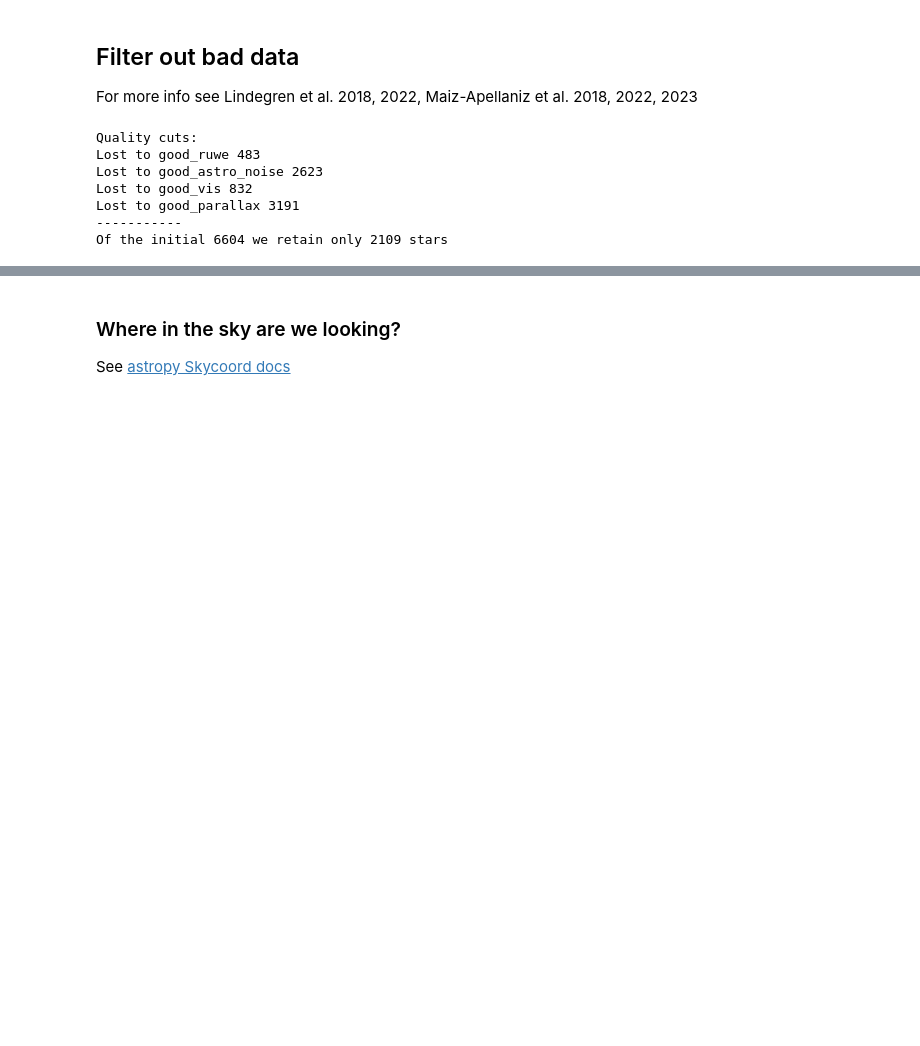
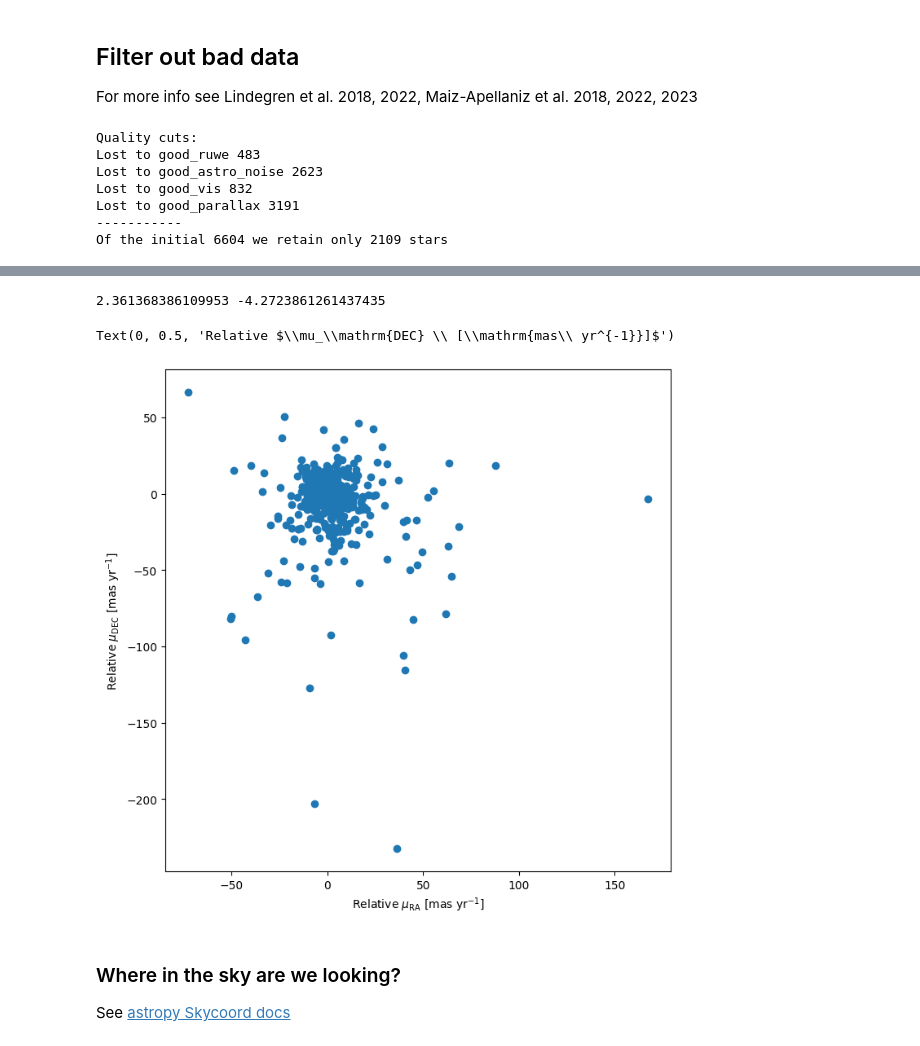
Before and after one commit to mathren/MfA_runaways, a Jupyter notebook: data/explore_Gaia_dr3_catalog.ipynb, the cells around one changed output, grey strips where cells are left out. Drawn from its saved outputs; the diff is of its cells as text; code cells hidden in the pictures; blank space fills up the shorter version.

```diff
--- a/data/explore_Gaia_dr3_catalog.ipynb
+++ b/data/explore_Gaia_dr3_catalog.ipynb
@@ -172,3 +219,25 @@ AttributeError: 'XAxis' object has no attribute 'set_tick_direction'
+# %%
+def get_mean(x, err_x):
+    """ simple 1/err^2 weighted mean """
+    return np.sum(x/err_x**2)/np.sum(1.0/err_x**2)
+# %%
+orion_pmra = get_mean(pmra, pmra_err)
+orion_pmdec = get_mean(pmdec, pmdec_err)
+print(orion_pmra, orion_pmdec)
+# define relative proper motions
+rel_pmra = pmra - orion_pmra
+rel_pmdec = pmdec - orion_pmdec
+
+fig = plt.figure(figsize=(8, 8))
+gs = gridspec.GridSpec(100, 100)
+ax = fig.add_subplot(gs[:, :])
+ax.scatter(rel_pmra, rel_pmdec)
+ax.set_xlabel(r"Relative $\mu_\mathrm{RA} \ [\mathrm{mas\ yr^{-1}}]$")
+ax.set_ylabel(r"Relative $\mu_\mathrm{DEC} \ [\mathrm{mas\ yr^{-1}}]$")
+# %% [output]
+2.361368386109953 -4.2723861261437435
+Text(0, 0.5, 'Relative $\\mu_\\mathrm{DEC} \\ [\\mathrm{mas\\ yr^{-1}}]$')
+[figure, added]
 # %% [markdown]
 ### Where in the sky are we looking?
 
```
Also changed, not shown: parts of 10 cells of this notebook.
